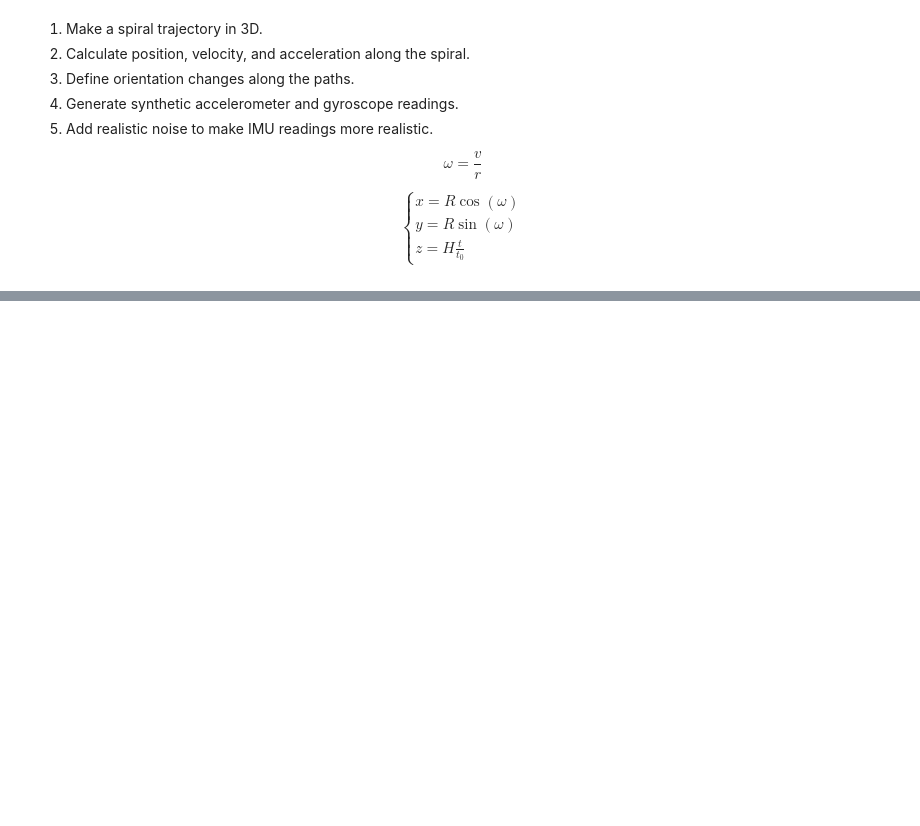
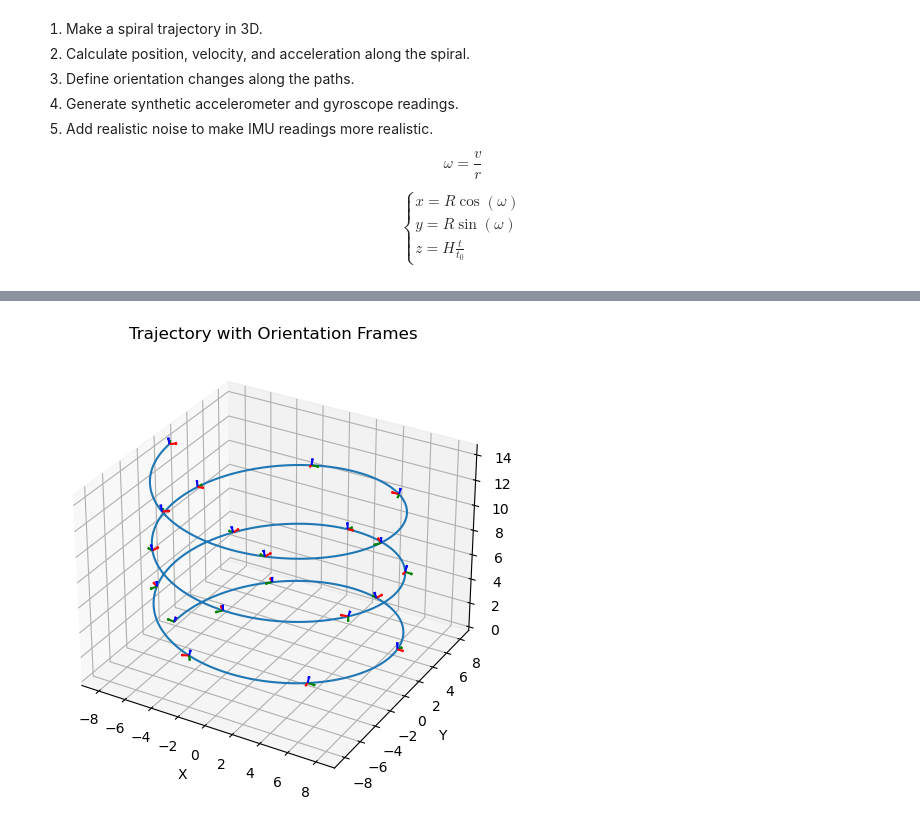
Before and after one commit to kjetteren/RaD_team1_HELIXON, a Jupyter notebook: kalman/synthetic_data.ipynb, the cells around one changed output, grey strips where cells are left out. Saved outputs shown, nothing was run; the diff lists cells and outputs as text; code cells hidden in the pictures; blank space fills up the shorter version.

```diff
--- a/kalman/synthetic_data.ipynb
+++ b/kalman/synthetic_data.ipynb
@@ -171,0 +156,7 @@ plot_trajectory_and_orientations(quaternions, 10)
+# %%
+import pandas as pd
+
+df = pd.read_csv('../utils/spiral_data/sensor_data_up_b.csv')
+# %%
+df.drop(['Accel_X', 'Accel_Y', 'Accel_Z', 'Magneto_X', 'Magneto_Y', 'Magneto_Z', 'Gyro_X', 'Gyro_Y', 'Gyro_Z'], axis=1, inplace=True)
+df.head()
@@ -171,0 +170,23 @@ plot_trajectory_and_orientations(quaternions, 10)
+# %%
+import numpy as np
+
+N = 3
+R = 8.125
+T = df.shape[0]
+H = 14.5
+
+original_spiral = np.array([[-R * np.cos(i * (2 * np.pi * N) / T),
+                             R * np.sin(i * (2 * np.pi * N) / T),
+                             (i / T) * H] for i in range(T)])
+
+
+set = {
+    'time': np.arange(df.shape[0]),
+    'position': original_spiral,
+    'quaternions': np.array([df['Quaternion_W'], df['Quaternion_X'], df['Quaternion_Y'], df['Quaternion_Z']]).T,
+    'clean_quaternions': np.array([df['Quaternion_W'], df['Quaternion_X'], df['Quaternion_Y'], df['Quaternion_Z']])
+}
+# %%
+plot_trajectory_and_orientations(set, 20)
+# %% [output]
+[figure, added]
```
Also changed, not shown: parts of 7 cells of this notebook.
